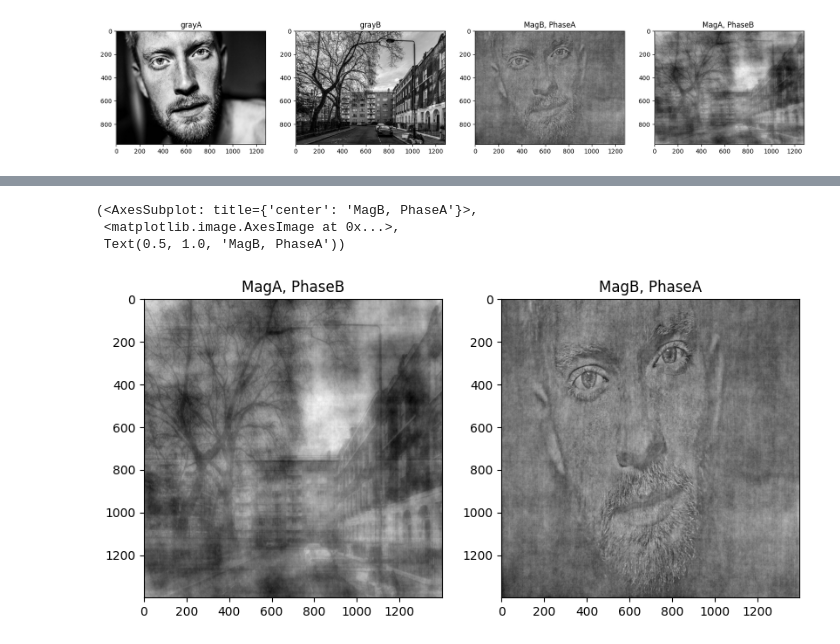
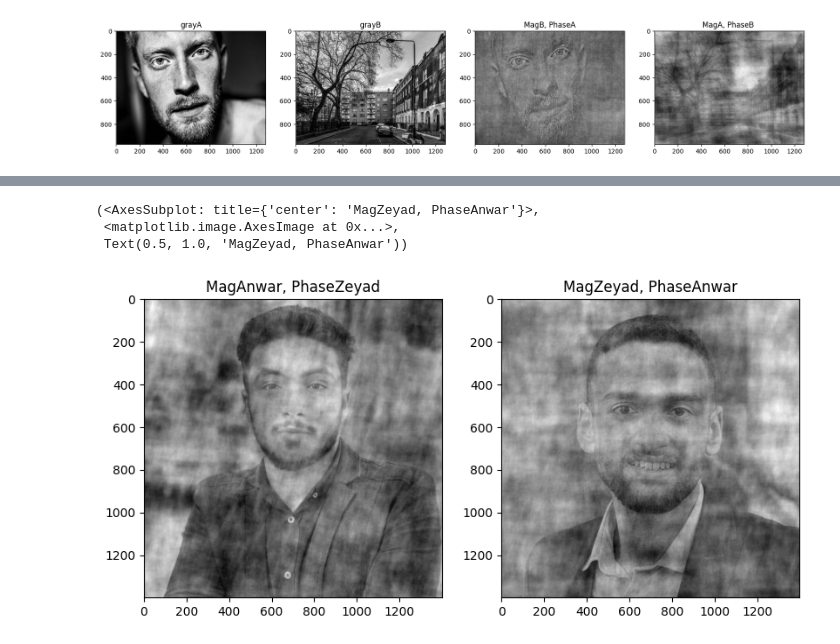
Before and after one commit to omaranwar21/Image_Mixer, a Jupyter notebook: processing/processing.ipynb, the cells around one changed output, grey strips where cells are left out. Cells and saved outputs as stored; diff of their text form; code cells hidden in the pictures.

```diff
--- a/processing/processing.ipynb
+++ b/processing/processing.ipynb
@@ -109,23 +113,23 @@ def construct_image(magnitude, phase):
 # %%
 plt.figure(figsize=(6.4*4, 4.8*4))
 
-grayA = "grayA3.jpeg"
+grayA = "anwar.jpeg"
 
-grayB = "grayA4.jpeg"
+grayB = "zeyad.jpeg"
 
 
 
 first_mag, first_phase, second_mag, second_phase = fourier_2D (grayA, grayB)
 
 image_fm_sp = construct_image(first_mag, second_phase)
 image_sm_fp = construct_image(second_mag, first_phase)
 
 # plt.subplot(151), plt.imshow(grayA, cmap ="gray"), plt.title("grayA")
 # plt.subplot(152), plt.imshow(grayB, cmap ="gray"), plt.title("grayB")
-plt.subplot(153), plt.imshow(image_fm_sp, cmap ="gray"), plt.title("MagA, PhaseB")
-plt.subplot(154), plt.imshow(image_sm_fp, cmap ="gray"), plt.title("MagB, PhaseA")
+plt.subplot(153), plt.imshow(image_fm_sp, cmap ="gray"), plt.title("MagAnwar, PhaseZeyad")
+plt.subplot(154), plt.imshow(image_sm_fp, cmap ="gray"), plt.title("MagZeyad, PhaseAnwar")
 # %% [output]
-(<AxesSubplot: title={'center': 'MagB, PhaseA'}>,
+(<AxesSubplot: title={'center': 'MagZeyad, PhaseAnwar'}>,
  <matplotlib.image.AxesImage at 0x...>,
- Text(0.5, 1.0, 'MagB, PhaseA'))
+ Text(0.5, 1.0, 'MagZeyad, PhaseAnwar'))
-[figure, old version]
+[figure, new version]
```
Also changed, not shown: parts of 5 cells of this notebook, 11 other files.
